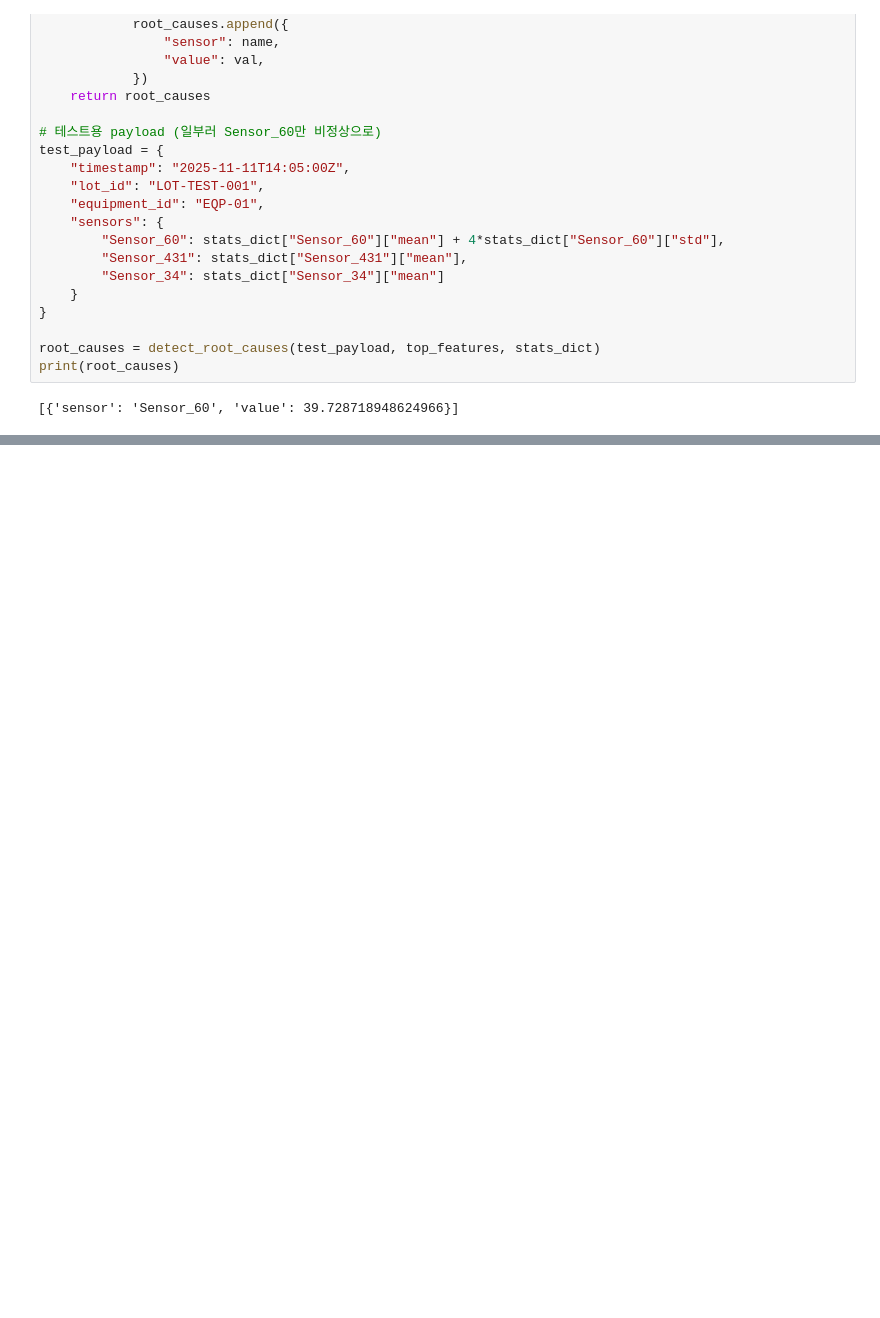
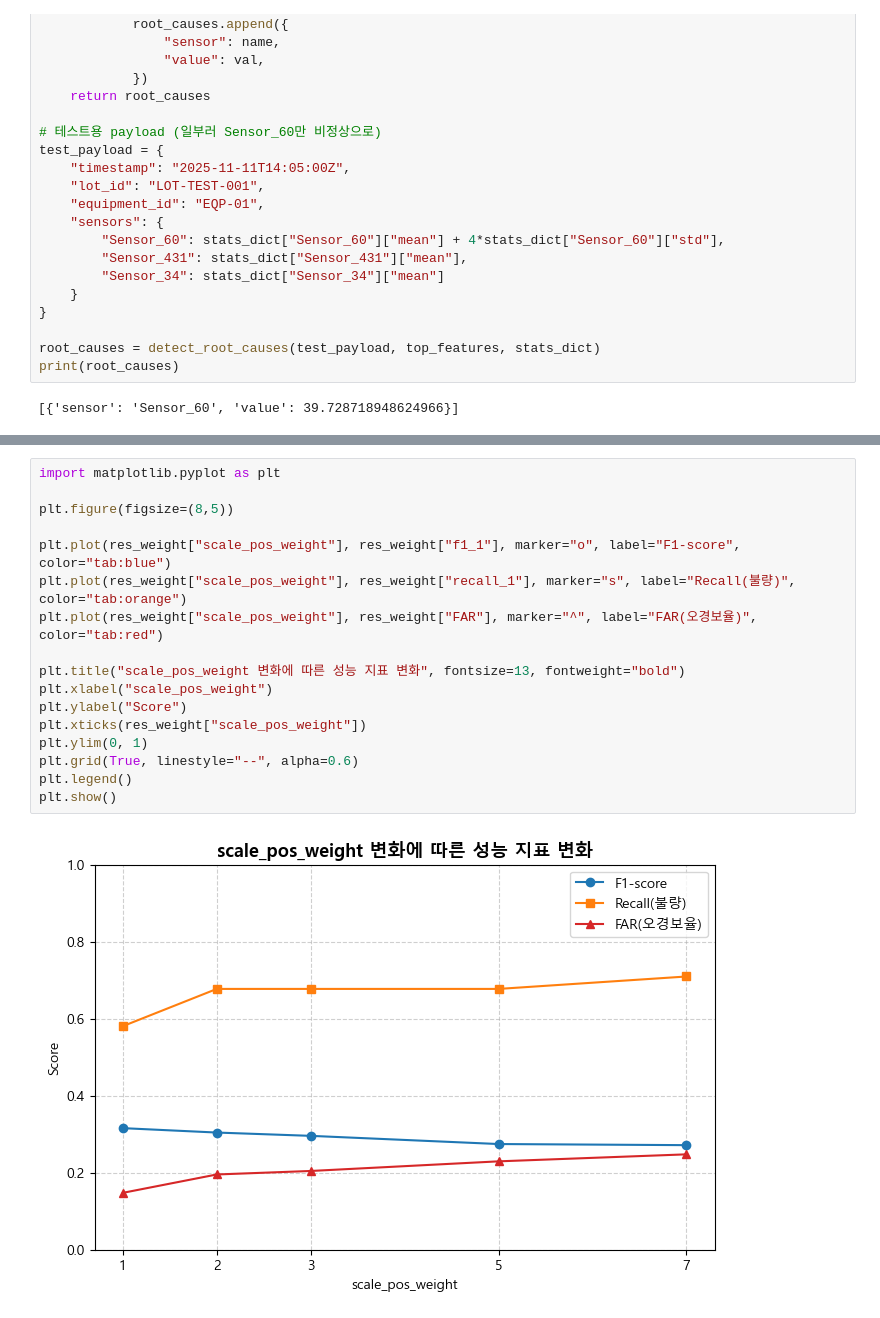
Before and after one commit to nuyos/azure-semicon-anomaly-project, a Jupyter notebook: test2.ipynb, the cells around one changed output, grey strips where cells are left out. Drawn from its saved outputs; the diff is of its cells as text; blank space fills up the shorter version.

```diff
--- a/test2.ipynb
+++ b/test2.ipynb
@@ -675,0 +1053,19 @@ print(root_causes)
+# %%
+import matplotlib.pyplot as plt
+
+plt.figure(figsize=(8,5))
+
+plt.plot(res_weight["scale_pos_weight"], res_weight["f1_1"], marker="o", label="F1-score", color="tab:blue")
+plt.plot(res_weight["scale_pos_weight"], res_weight["recall_1"], marker="s", label="Recall(불량)", color="tab:orange")
+plt.plot(res_weight["scale_pos_weight"], res_weight["FAR"], marker="^", label="FAR(오경보율)", color="tab:red")
+
+plt.title("scale_pos_weight 변화에 따른 성능 지표 변화", fontsize=13, fontweight="bold")
+plt.xlabel("scale_pos_weight")
+plt.ylabel("Score")
+plt.xticks(res_weight["scale_pos_weight"])
+plt.ylim(0, 1)
+plt.grid(True, linestyle="--", alpha=0.6)
+plt.legend()
+plt.show()
+# %% [output]
+[figure, added]
```
Also changed, not shown: parts of 16 cells of this notebook.
